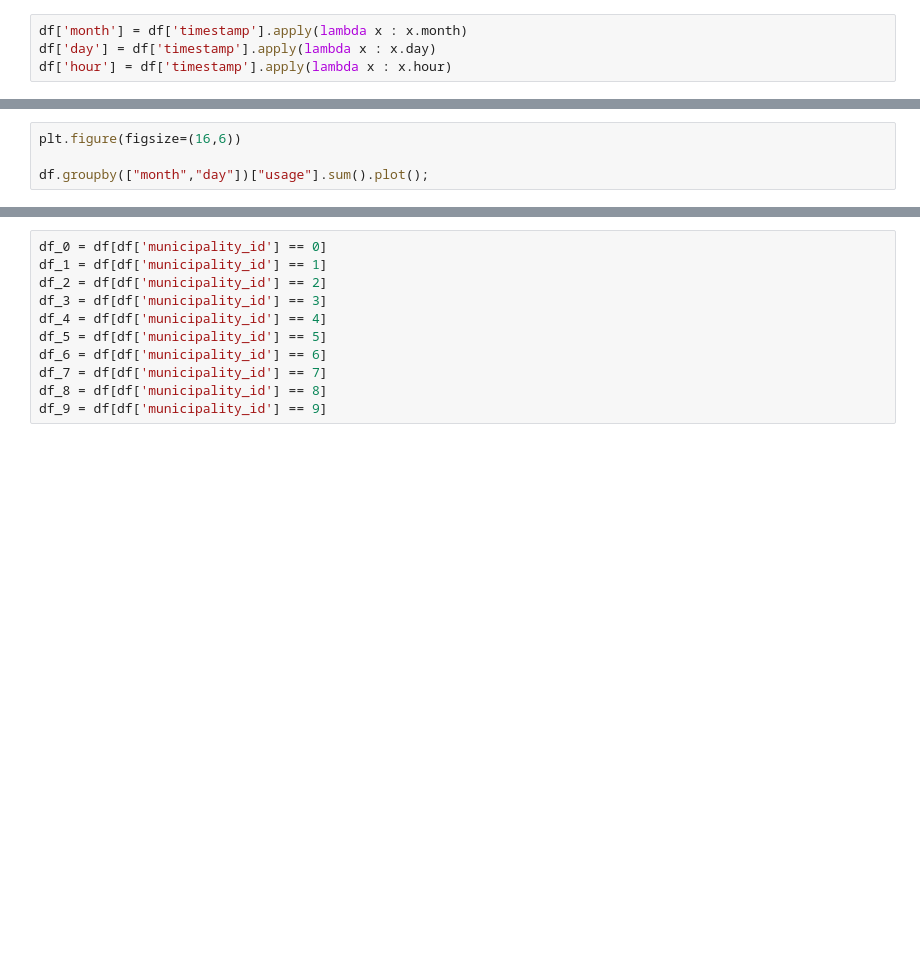
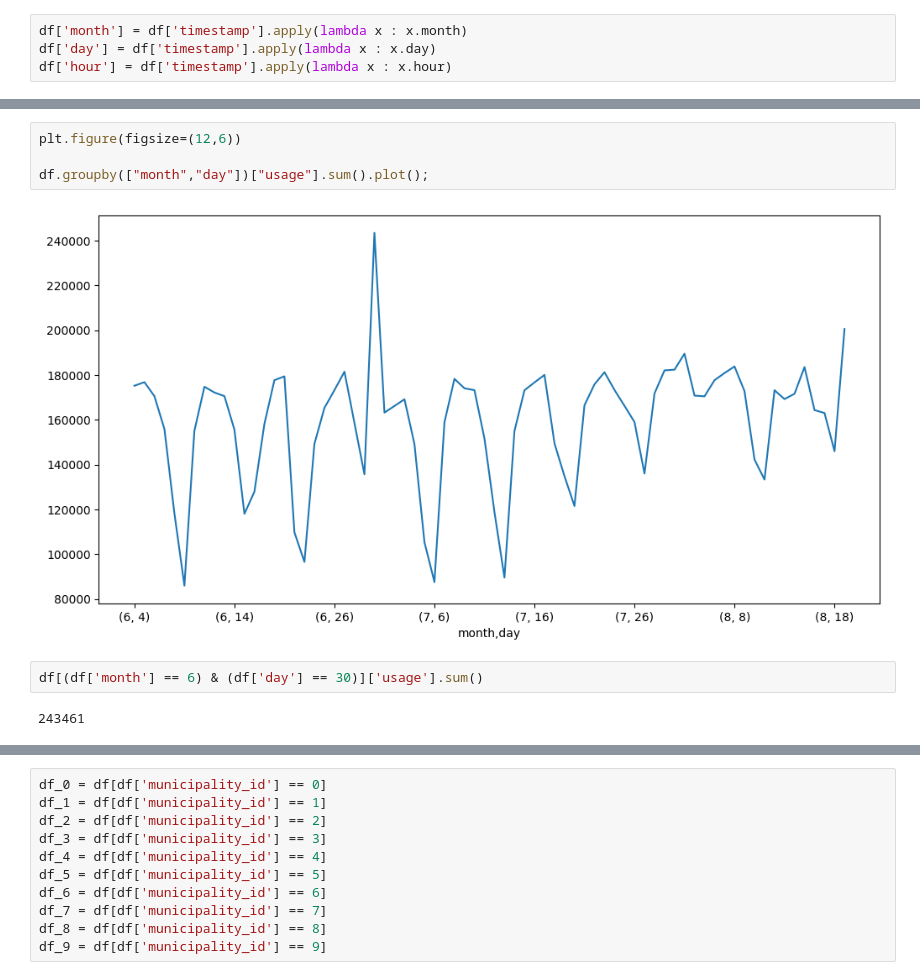
Before and after one commit to EmincanY/TimeSeriesModels-MunicipalityPredictions, a Jupyter notebook: Emincan_YILMAZ_interview.ipynb, the cells around one changed output, grey strips where cells are left out. Cells and saved outputs as stored; diff of their text form; blank space fills up the shorter version.

```diff
--- a/Emincan_YILMAZ_interview.ipynb
+++ b/Emincan_YILMAZ_interview.ipynb
@@ -380,4 +401,10 @@ df
 # %%
-plt.figure(figsize=(16,6))
+plt.figure(figsize=(12,6))
 
 df.groupby(["month","day"])["usage"].sum().plot();
+# %% [output]
+[figure, added]
+# %%
+df[(df['month'] == 6) & (df['day'] == 30)]['usage'].sum()
+# %% [output]
+243461
```
Also changed, not shown: parts of 29 cells of this notebook.
